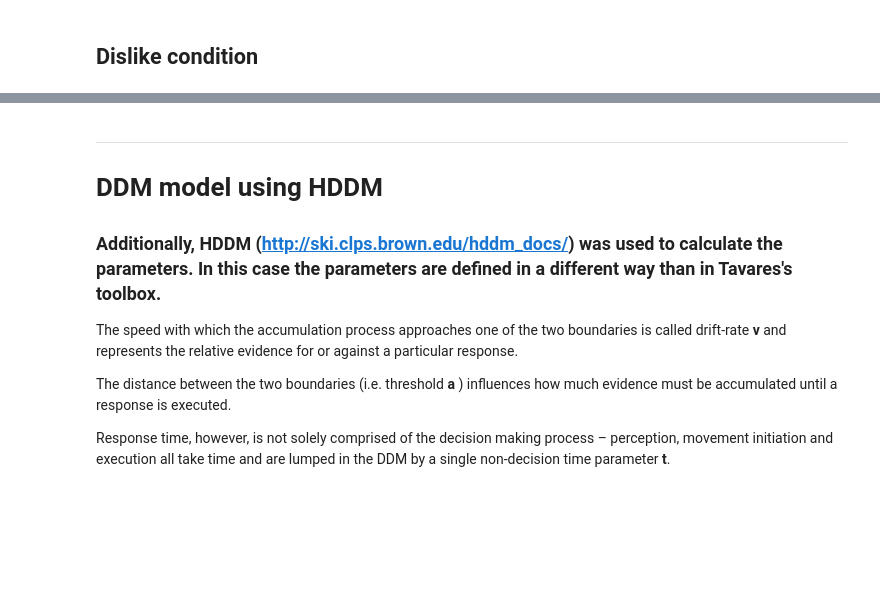
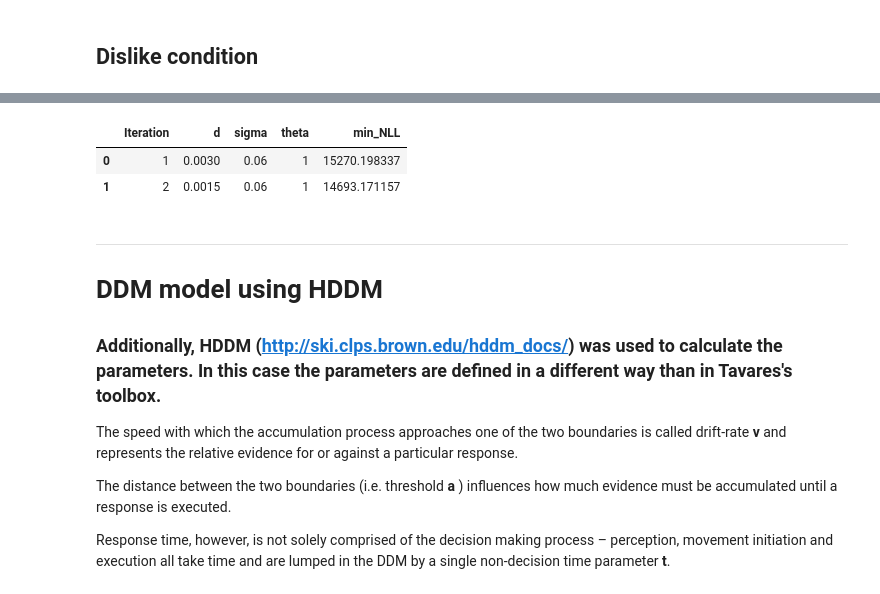
Before and after one commit to pradysepulveda/FF2018, a Jupyter notebook: aDDM_gridSearch.ipynb, the cells around one changed output, grey strips where cells are left out. Saved outputs shown, nothing was run; the diff lists cells and outputs as text; code cells hidden in the pictures; blank space fills up the shorter version.

```diff
--- a/aDDM_gridSearch.ipynb
+++ b/aDDM_gridSearch.ipynb
@@ -269,7 +339,7 @@ simulations_per_condition = 300
 
 iter_num = 1
 
-while (abs(current_min_nll-previous_min_nll) > (previous_min_nll*1/100)) or iter_num == 1:
+while ((abs(current_min_nll-previous_min_nll) > (previous_min_nll*1/100)) and ((current_min_nll-previous_min_nll)>0)) or iter_num == 1:
 
     if iter_num > 1:
         delta_d = range_d[1]-range_d[0]
@@ -308,3 +396,10 @@ print ("Finished iterations!!")
+# %%
+iterations_dislike_DDM1 = iteration_dataf
+iterations_dislike_DDM1
+# %% [output]
+|  | Iteration | d | sigma | theta | min_NLL |
+| 0 | 1 | 0.0030 | 0.06 | 1 | 15270.198337 |
+| 1 | 2 | 0.0015 | 0.06 | 1 | 14693.171157 |
 # %% [markdown]
 ***
 
```
Also changed, not shown: parts of 23 cells of this notebook, 4 other files.
